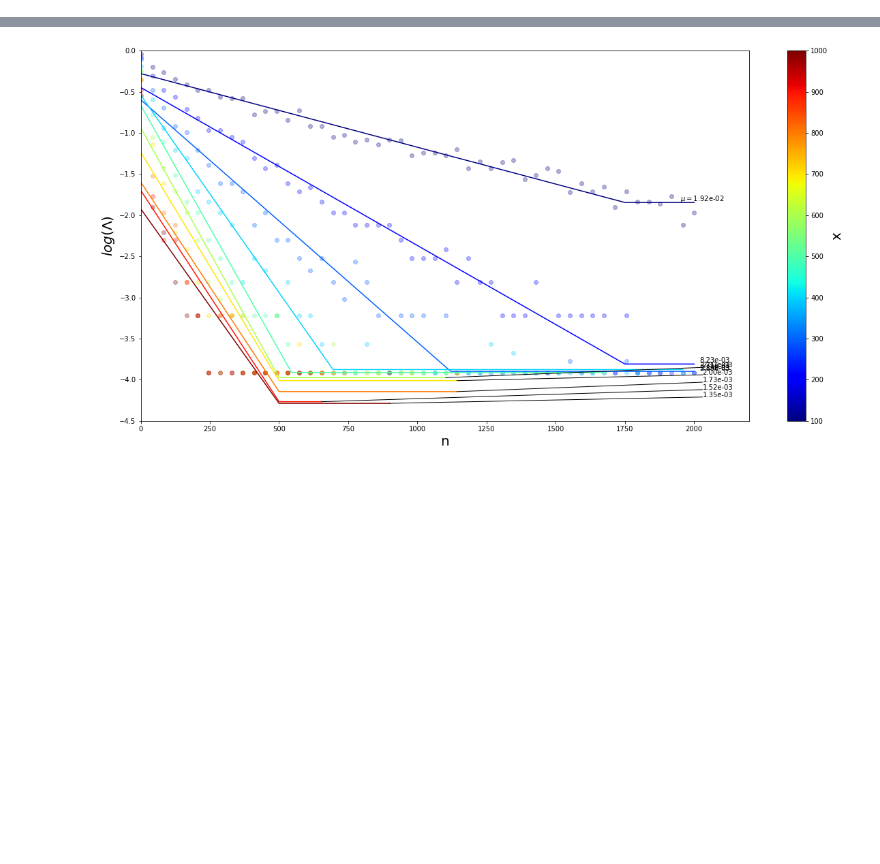
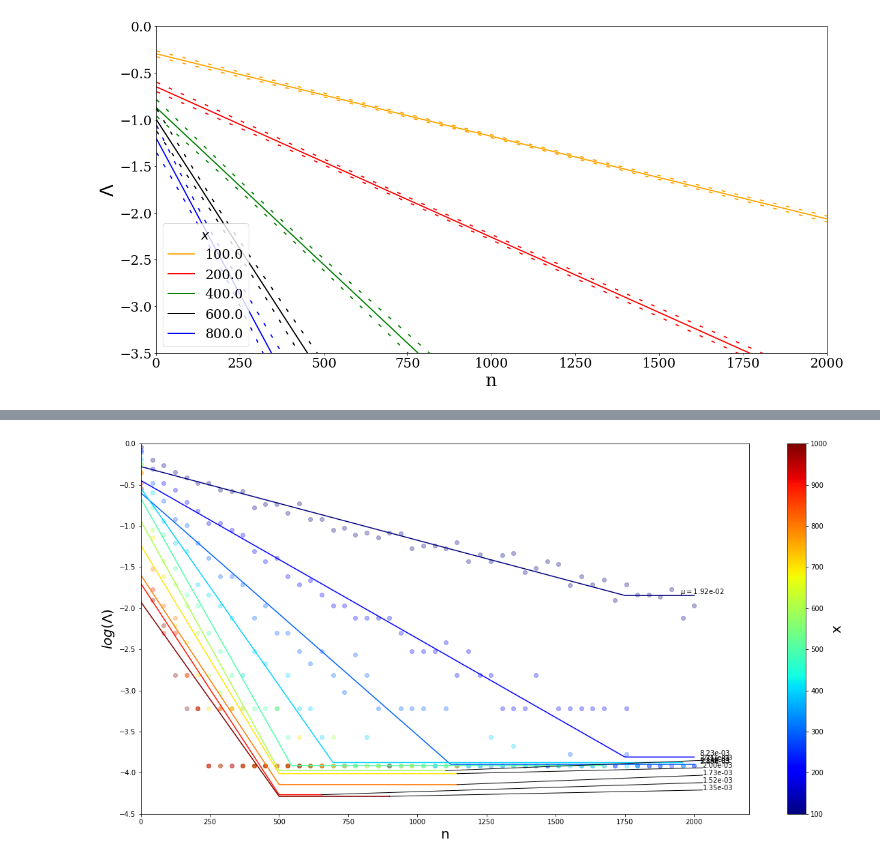
Before and after one commit to osolari/Betta, a Jupyter notebook: cmc.ipynb, the cells around one changed output, grey strips where cells are left out. Cells and saved outputs as stored; diff of their text form; code cells hidden in the pictures; blank space fills up the shorter version.

```diff
--- a/cmc.ipynb
+++ b/cmc.ipynb
@@ -177,0 +238,46 @@ Computing Mu,
+# %%
+# import pickle as pkl
+# with open("./outVarC.pkl", "wb") as f:
+
+#     pkl.dump(outVarC, f)
+
+with open("./outVarC.pkl", "rb") as f:
+
+    outVarC = pkl.load(f)
+# %%
+plt.rcParams['mathtext.fontset'] = 'custom'
+plt.rcParams['mathtext.rm'] = 'Bitstream Vera Sans'
+plt.rcParams['mathtext.it'] = 'Bitstream Vera Sans:italic'
+plt.rcParams['mathtext.bf'] = 'Bitstream Vera Sans:bold'
+plt.rc('font', family='serif')
+plt.rcParams.update({'font.size': 22})
+# %%
+fig, ax = plt.subplots(figsize = [20, 10])
+colors = ['blue', "black", "green", "red" , "orange"]
+nValues = np.arange(100,1001, 100)
+table = np.zeros([len(outVarC), 3])
+for i in range(len(outVarC)):
+
+    if i in [ 2, 4, 6, 8, 9, 10, 11, 12]:
+        continue
+
+    color = colors.pop()
+
+    n, ratio, shape, mu, c = outVarC[i]
+    df, r = estimate_ratio_interval(n, ratio)
+    ax.plot(df.iloc[:,0], df.iloc[:,1], lw=2, color=color, label = f"{nValues[i]:.1f}")
+    ax.plot(df.iloc[:,0], df.iloc[:,2],
+            linestyle = (0, (3, 8)), lw=2, color = color)
+    ax.plot(df.iloc[:,0], df.iloc[:,3],
+            linestyle = (0, (3, 8)), lw=2, color = color)
+
+#     table[i,:] = shape[0], mu, r
+
+ax.set_xlim([0, 2000])
+ax.set_ylim([-3.5, 0])
+ax.set_xlabel(r'n', fontsize = 30)
+ax.set_ylabel(r"$\Lambda$", fontsize = 30)
+ax.legend(title=r"$x$", loc='lower left')
+fig.savefig("./plots.v.2.0/outVarC.pdf")
+# %% [output]
+[figure, added]
```
Also changed, not shown: parts of 9 cells of this notebook, 6 other files.
